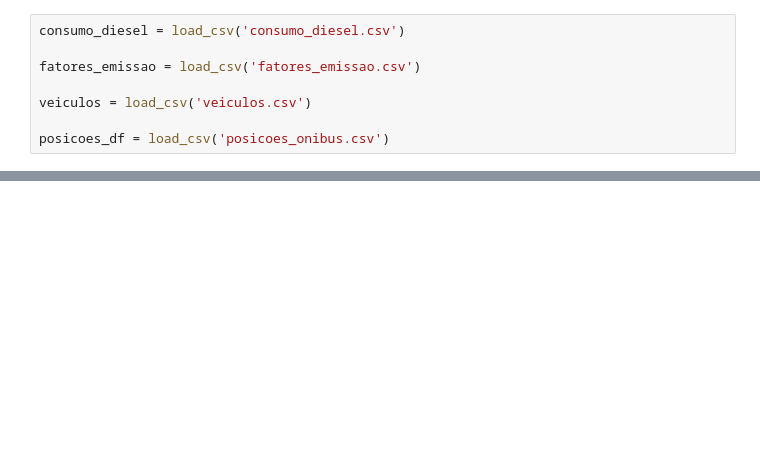
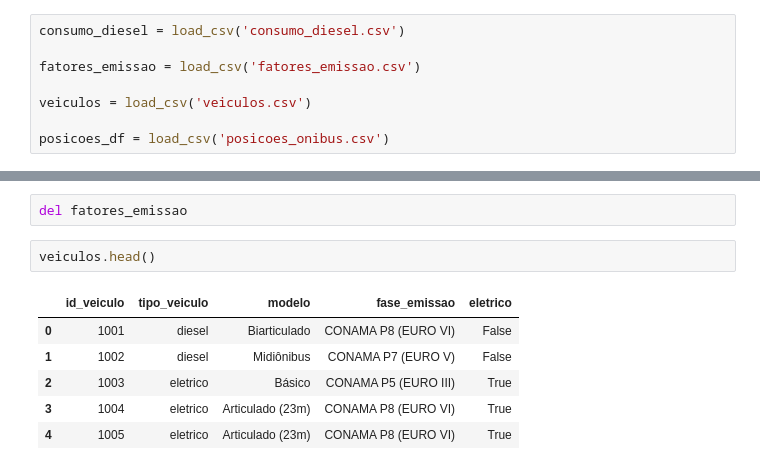
Before and after one commit to sepep-pmsp/dash_onibus_eletricos, a Jupyter notebook: 02_calculo_distancia.ipynb, the cells around one changed output, grey strips where cells are left out. Cells and saved outputs as stored; diff of their text form; blank space fills up the shorter version.

```diff
--- a/02_calculo_distancia.ipynb
+++ b/02_calculo_distancia.ipynb
@@ -15,0 +43,11 @@ posicoes_df = load_csv('posicoes_onibus.csv')
+# %%
+del fatores_emissao
+# %%
+veiculos.head()
+# %% [output]
+|  | id_veiculo | tipo_veiculo | modelo | fase_emissao | eletrico |
+| 0 | 1001 | diesel | Biarticulado | CONAMA P8 (EURO VI) | False |
+| 1 | 1002 | diesel | Midiônibus | CONAMA P7 (EURO V) | False |
+| 2 | 1003 | eletrico | Básico | CONAMA P5 (EURO III) | True |
+| 3 | 1004 | eletrico | Articulado (23m) | CONAMA P8 (EURO VI) | True |
+| 4 | 1005 | eletrico | Articulado (23m) | CONAMA P8 (EURO VI) | True |
```
Also changed, not shown: parts of 12 cells of this notebook.
